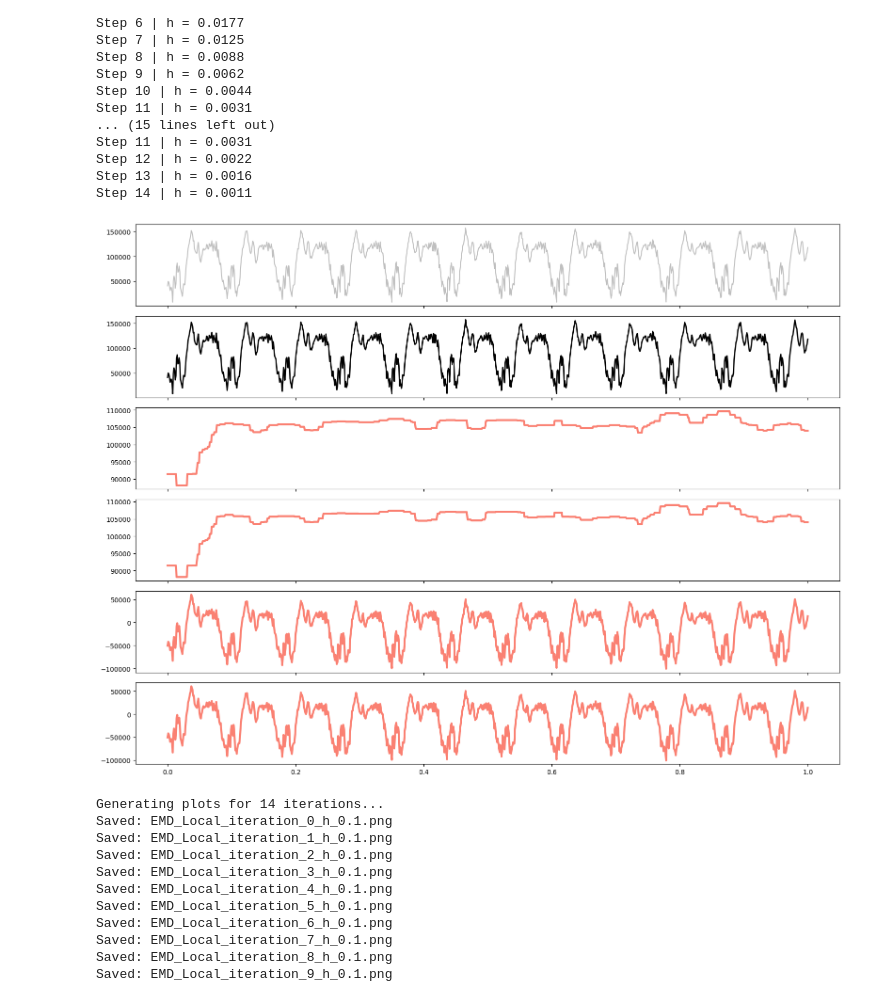
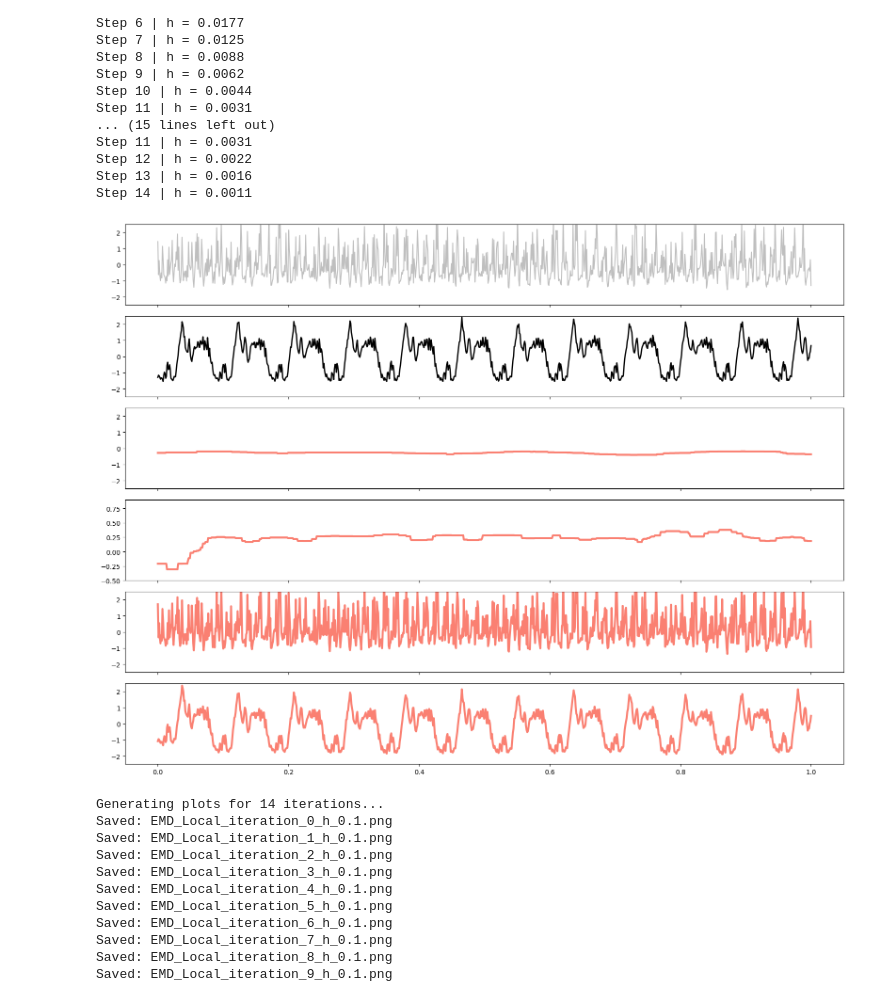
Before and after one commit to QuantLet/A_New_EMD_Approach, a Jupyter notebook: 05 Real-World Data/20260129 EMD Local Median Real-World.ipynb, the cells around one changed output. Drawn from its saved outputs; the diff is of its cells as text; code cells hidden in the pictures.

```diff
--- a/05 Real-World Data/20260129 EMD Local Median Real-World.ipynb
+++ b/05 Real-World Data/20260129 EMD Local Median Real-World.ipynb
@@ -9,6 +9,9 @@ from matplotlib.patches import Polygon
 # %%
 df1 = pd.read_csv("bird_roi_abs.csv", index_col=0)
 df2 = pd.read_csv("mavic_roi_abs.csv", index_col=0)
+# %%
+df1 = (df1-df1.mean())/df1.std()
+df2 = (df2-df2.mean())/df2.std()
 # %%
 plt.figure(figsize=(20, 4))
 plt.plot(df1)
@@ -40,11 +43,11 @@ y_noisy = y_clean + noise
 x = df1.index.to_numpy()
 x = (x - x.min()) / (x.max() - x.min())
 y_clean = df1.to_numpy()
-y_noisy = df1.to_numpy()
+y_noisy = df2.to_numpy()
 n_points = len(x)
 
 y_clean = df1.iloc[:, 0].to_numpy()
-y_noisy = df1.iloc[:, 0].to_numpy()
+y_noisy = df2.iloc[:, 0].to_numpy()
 # %%
 plt.figure(figsize=(20, 2))
 plt.plot(x, y_clean, color='gray', linewidth=2, alpha=0.5)
@@ -228,48 +231,48 @@ fig, axes = plt.subplots(6, 1, figsize=(16, 12), sharex=True)
 
 ax = axes[0]
 ax.plot(x, y_noisy, color='gray', linewidth=1.5, alpha=0.5)
-# ax.set_ylim(-2.5, 2.5)
+ax.set_ylim(-2.5, 2.5)
 
 ax = axes[1]
 ax.plot(x, y_clean, color='black', linestyle='-', linewidth=2)
-# ax.set_ylim(-2.5, 2.5)
+ax.set_ylim(-2.5, 2.5)
 
 ax = axes[2]
 ax.plot(x, components[0], color='salmon', linestyle='-', linewidth=3)
-# ax.set_ylim(-2.5, 2.5)
+ax.set_ylim(-2.5, 2.5)
 
 ax = axes[3]
 ax.plot(x, components_clean[0], color='salmon', linestyle='-', linewidth=3)
-# ax.set_ylim(-0.5, 0.9)
+ax.set_ylim(-0.5, 0.9)
 
 ax = axes[4]
 ax.plot(x, residuals_list[0], color='salmon', linestyle='-', linewidth=3)
-# ax.set_ylim(-2.5, 2.5)
+ax.set_ylim(-2.5, 2.5)
 
 ax = axes[5]
 ax.plot(x, residuals_list_clean[0], color='salmon', linestyle='-', linewidth=3)
-# ax.set_ylim(-2.5, 2.5)
+ax.set_ylim(-2.5, 2.5)
 
 # y_reconstructed = np.zeros_like(x)
 
 # for i, comp in enumerate(components):
 #     ax = axes[i+1]
 #     ax.plot(x, comp, color='red', linewidth=2)
 #     ax.set_ylim(-2.5, 2.5)
 
 #     y_reconstructed += comp
 
 # ax = axes[-1]
 # ax.plot(x, y_noisy, color='gray', linewidth=2, alpha=0.5)
 # ax.plot(x, y_clean, color='black', linestyle='--', linewidth=1.5)
 # ax.plot(x, y_reconstructed, color='red', linewidth=4)
 # ax.set_ylim(-2.5, 2.5)
 
 plt.tight_layout()
 plt.savefig(f"EMD_Local_6panels_h{h_start}.png", dpi=144, transparent=False)
 plt.show()
 # %% [output]
-[figure, old version]
+[figure, new version]
 # %%
 n_iterations = len(components)
 print(f"Generating plots for {n_iterations} iterations...")
```
Also changed, not shown: parts of 3 cells of this notebook, 17 other files.
